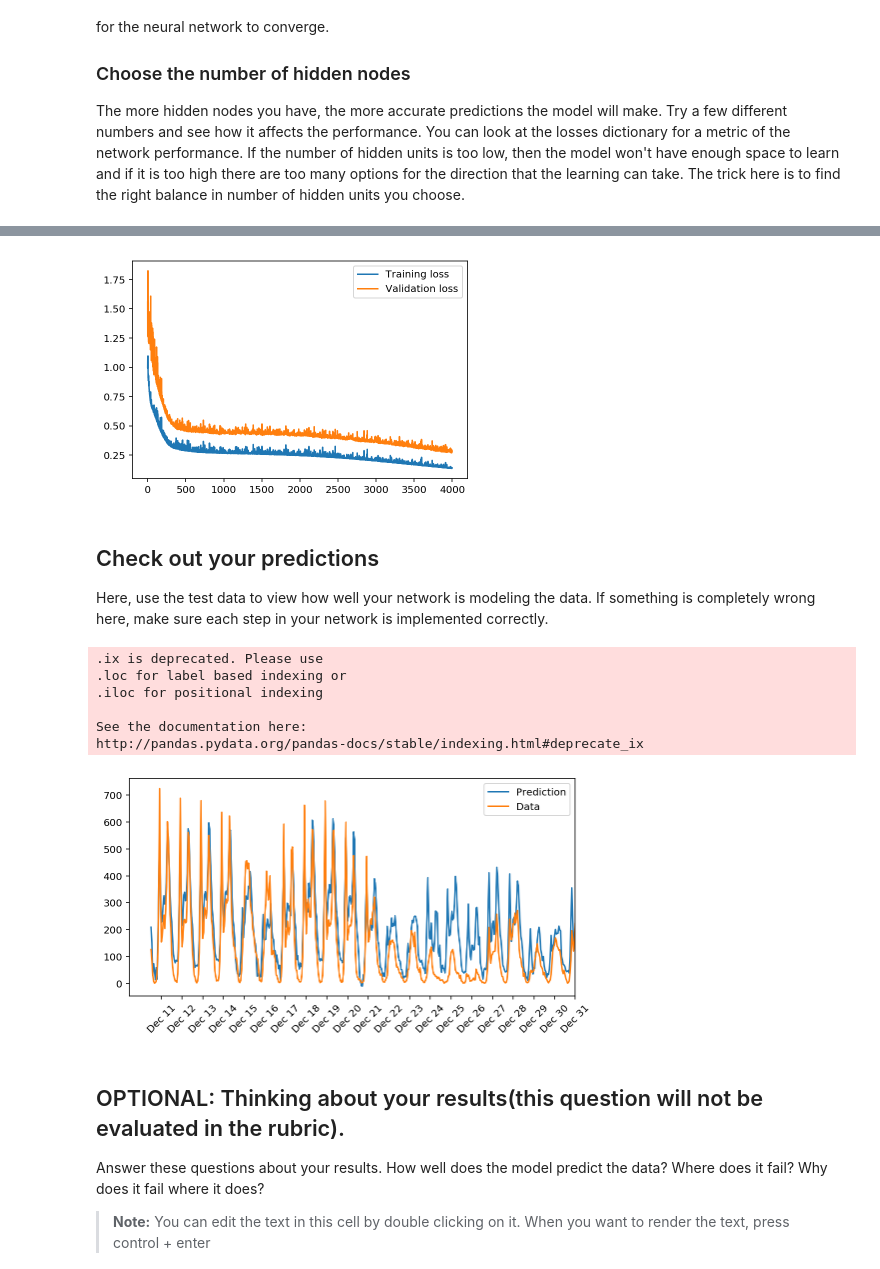
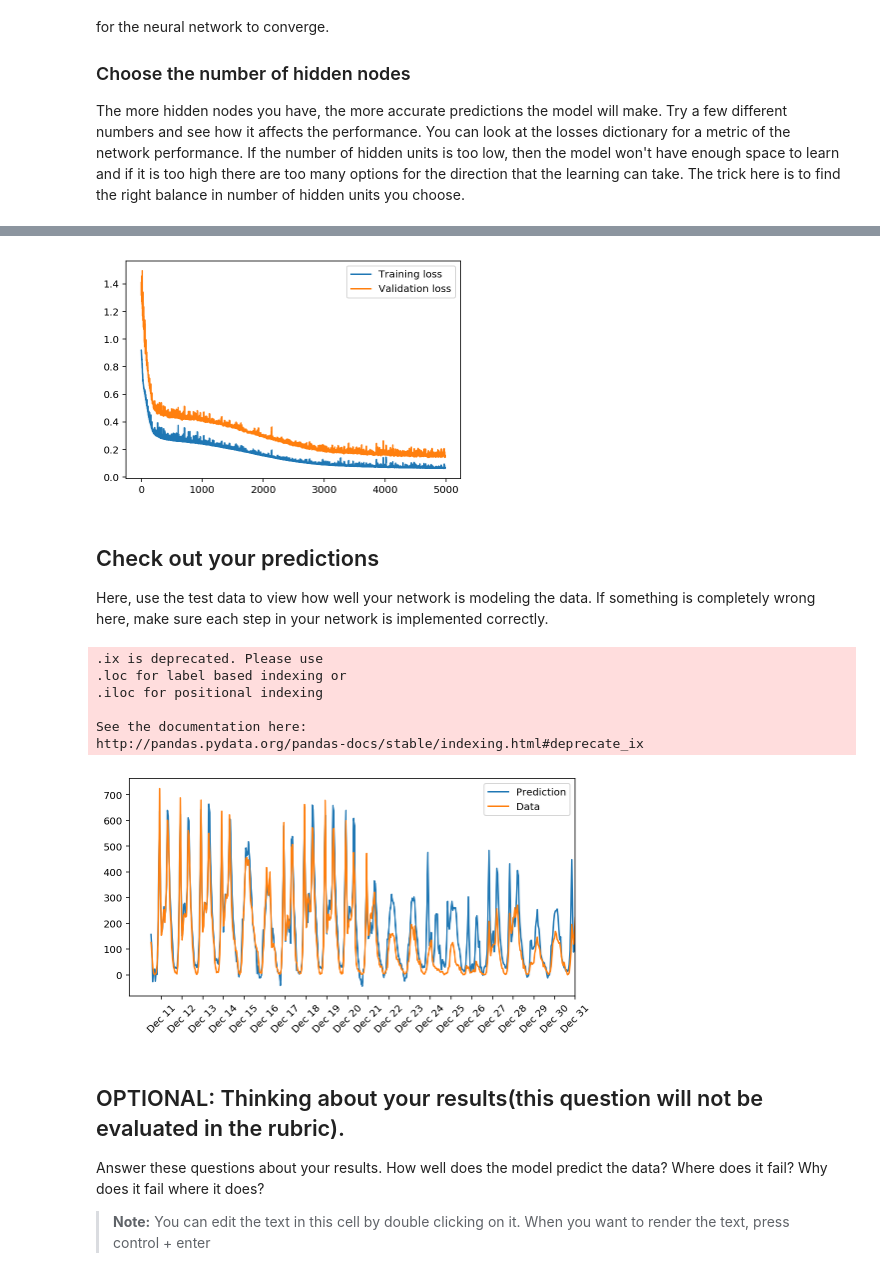
Before and after one commit to dsl16/Deep-Learning, a Jupyter notebook: Your_first_neural_network.ipynb, the cells around one changed output, grey strips where cells are left out. Cells and saved outputs as stored; diff of their text form; code cells hidden in the pictures.

```diff
--- a/Your_first_neural_network.ipynb
+++ b/Your_first_neural_network.ipynb
@@ -325,8 +325,8 @@ The more hidden nodes you have, the more accurate predictions the model will mak
 import sys
 
 ### Set the hyperparameters here ###
-iterations = 4000
-learning_rate = 0.3
+iterations = 5000
+learning_rate = 0.5
 hidden_nodes = 20
 output_nodes = 1
 
@@ -363,10 +356,10 @@ Progress: 100.0% ... Training loss: 0.140 ... Validation loss: 0.283
 # %%
-plt.plot(losses['train'], label='Training loss')
-plt.plot(losses['validation'], label='Validation loss')
+plt.plot(losses['train'][10:], label='Training loss')
+plt.plot(losses['validation'][10:], label='Validation loss')
 plt.legend()
 _ = plt.ylim()
 # %% [output]
-[figure, old version]
+[figure, new version]
 # %% [markdown]
 ## Check out your predictions
 
@@ -392,7 +385,7 @@ _ = ax.set_xticklabels(dates[12::24], rotation=45)
 
 See the documentation here:
 http://pandas.pydata.org/pandas-docs/stable/indexing.html#deprecate_ix
-[figure, old version]
+[figure, new version]
 # %% [markdown]
 ## OPTIONAL: Thinking about your results(this question will not be evaluated in the rubric).
 
```
Also changed, not shown: parts of 2 cells of this notebook, 1 other file.
